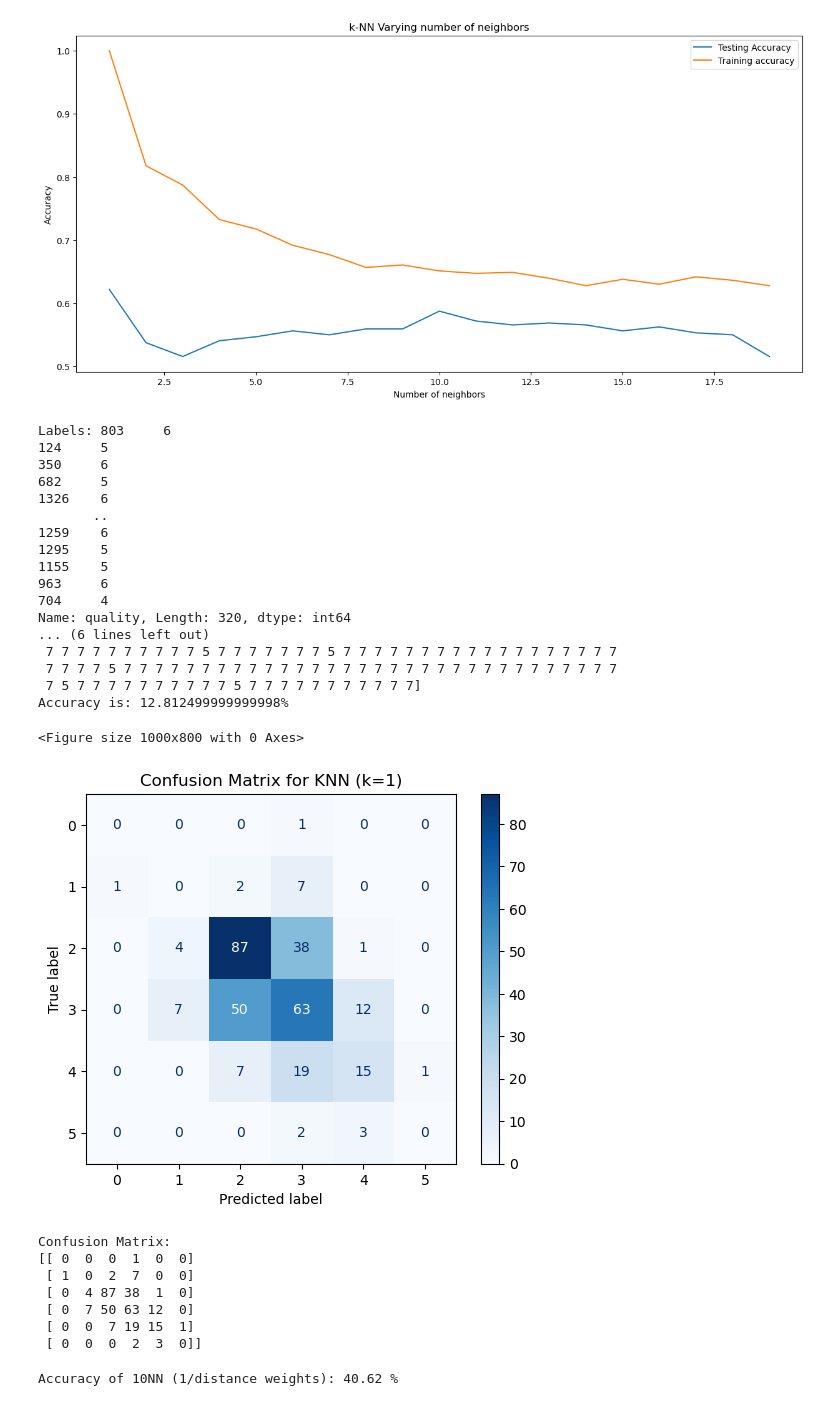
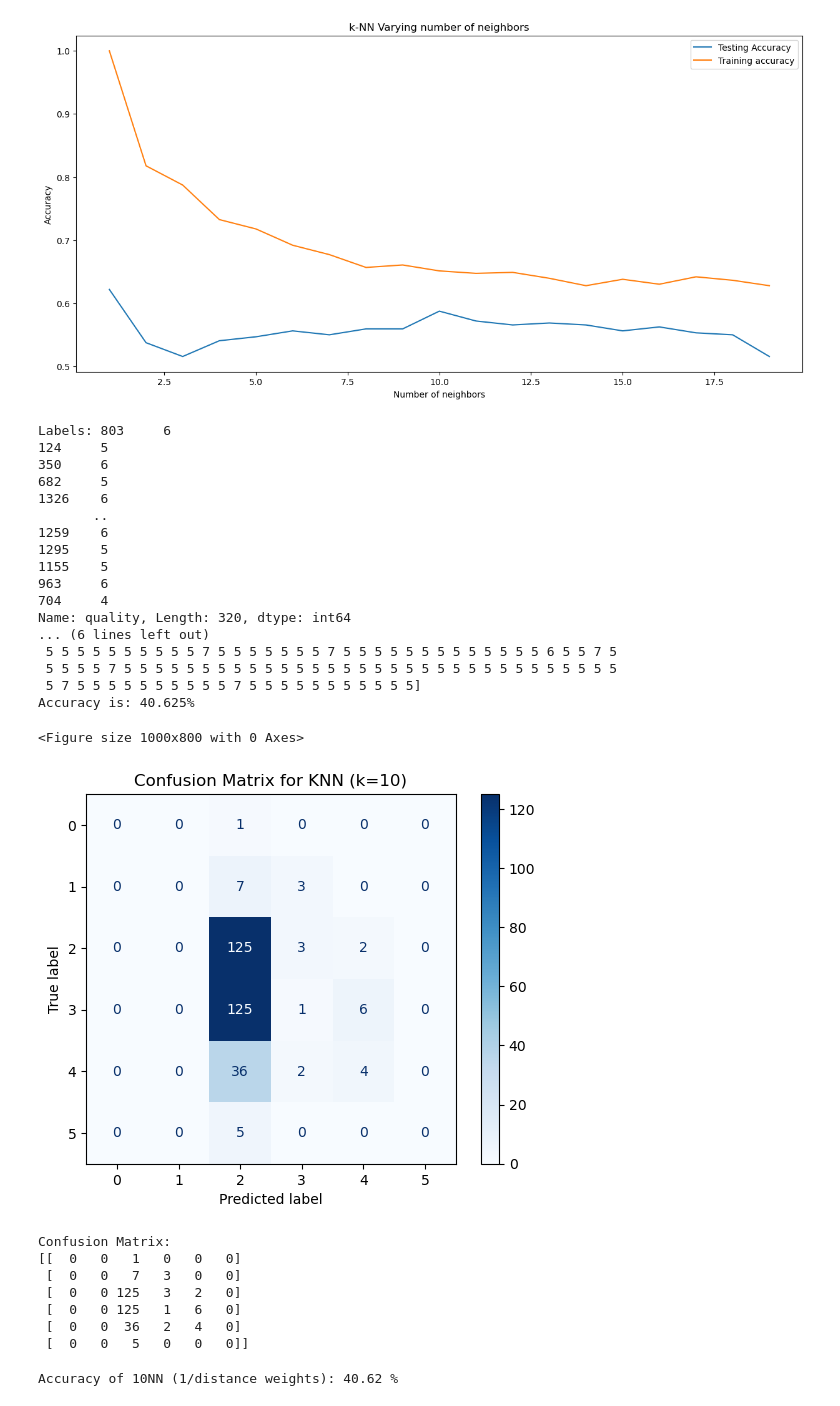
Before and after one commit to GenTpham/KNN-AI, a Jupyter notebook: KNN AI.ipynb, the cells around one changed output. Saved outputs shown, nothing was run; the diff lists cells and outputs as text; code cells hidden in the pictures.

```diff
--- a/KNN AI.ipynb
+++ b/KNN AI.ipynb
@@ -426,10 +420,10 @@ model_class=KNeighborsClassifier)
 # %% [output]
 [figure]
 # %%
-# chọn k tốt nhất k = 1
+# chọn k tốt nhất k = 10
 
-# Tạo model (k = 1)
-classifier = KNeighborsClassifier(n_neighbors=1)
+# Tạo model (k = 10)
+classifier = KNeighborsClassifier(n_neighbors=10)
 # Fitting the model
 classifier.fit(X_train_norm, y_train)
 # Predicting on the test set
@@ -451,35 +445,35 @@ Labels: 803     6
 704     4
 Name: quality, Length: 320, dtype: int64
 ... (6 lines left out)
- 7 7 7 7 7 7 7 7 7 7 5 7 7 7 7 7 7 7 5 7 7 7 7 7 7 7 7 7 7 7 7 7 7 7 7 7 7
- 7 7 7 7 5 7 7 7 7 7 7 7 7 7 7 7 7 7 7 7 7 7 7 7 7 7 7 7 7 7 7 7 7 7 7 7 7
- 7 5 7 7 7 7 7 7 7 7 7 7 5 7 7 7 7 7 7 7 7 7 7 7]
-Accuracy is: 12.812499999999998%
+ 5 5 5 5 5 5 5 5 5 5 7 5 5 5 5 5 5 5 7 5 5 5 5 5 5 5 5 5 5 5 5 5 6 5 5 7 5
+ 5 5 5 5 7 5 5 5 5 5 5 5 5 5 5 5 5 5 5 5 5 5 5 5 5 5 5 5 5 5 5 5 5 5 5 5 5
+ 5 7 5 5 5 5 5 5 5 5 5 5 7 5 5 5 5 5 5 5 5 5 5 5]
+Accuracy is: 40.625%
 # %%
 cm = confusion_matrix(y_test, y_pred)
 
 # Tạo ConfusionMatrixDisplay object
 disp = ConfusionMatrixDisplay(confusion_matrix=cm)
 
 # Vẽ confusion matrix
 plt.figure(figsize=(10, 8))
 disp.plot(cmap=plt.cm.Blues)
-plt.title('Confusion Matrix for KNN (k=1)')
+plt.title('Confusion Matrix for KNN (k=10)')
 plt.show()
 
 # In ra confusion matrix dưới dạng số
 print("Confusion Matrix:")
 print(cm)
 # %% [output]
 <Figure size 1000x800 with 0 Axes>
-[figure, old version]
+[figure, new version]
 Confusion Matrix:
-[[ 0  0  0  1  0  0]
- [ 1  0  2  7  0  0]
- [ 0  4 87 38  1  0]
- [ 0  7 50 63 12  0]
- [ 0  0  7 19 15  1]
- [ 0  0  0  2  3  0]]
+[[  0   0   1   0   0   0]
+ [  0   0   7   3   0   0]
+ [  0   0 125   3   2   0]
+ [  0   0 125   1   6   0]
+ [  0   0  36   2   4   0]
+ [  0   0   5   0   0   0]]
 # %%
 # 9.4.3. Đánh	trọng	số cho	các	điểm	lân	cận
 knn_model_weight = KNeighborsClassifier(n_neighbors = 7, p = 2,
```
Also changed, not shown: parts of 5 cells of this notebook.
